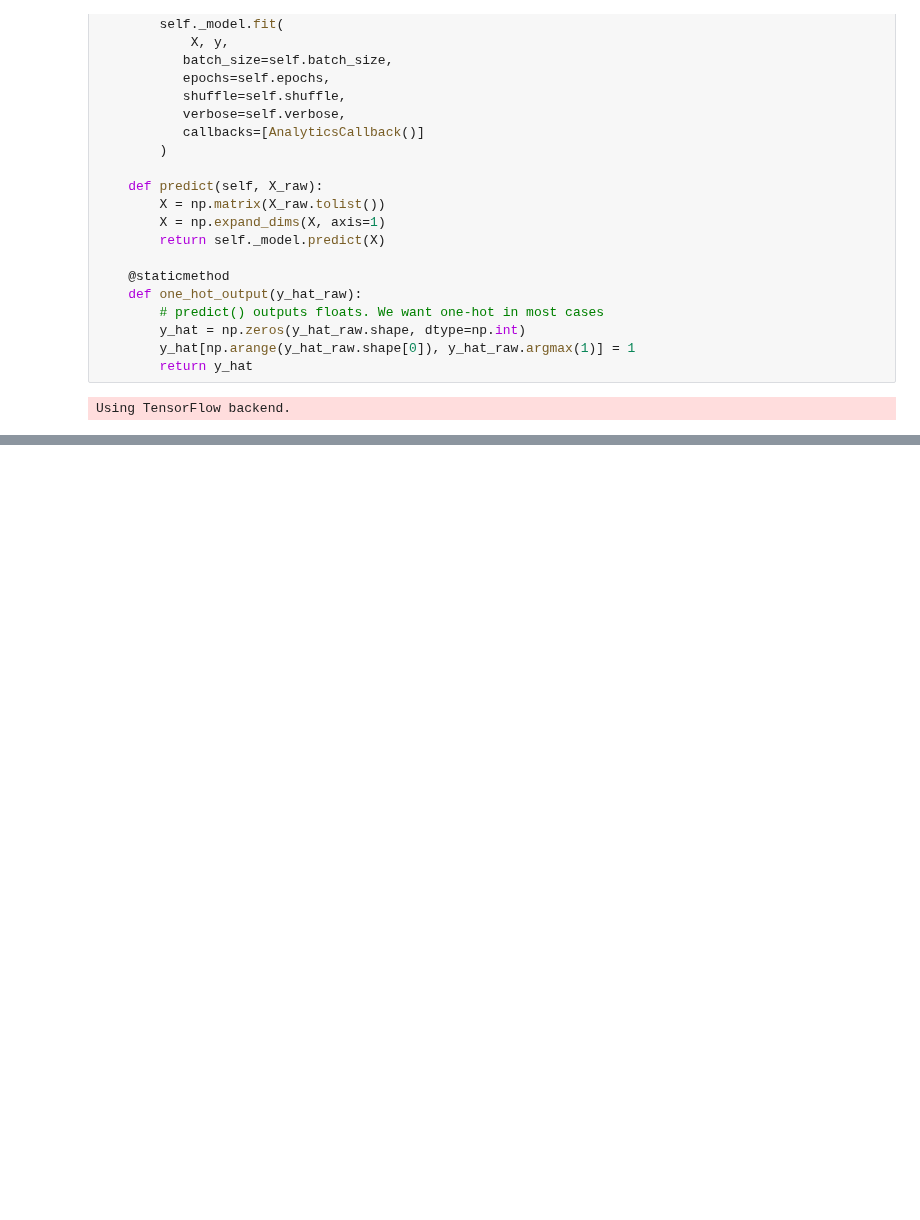
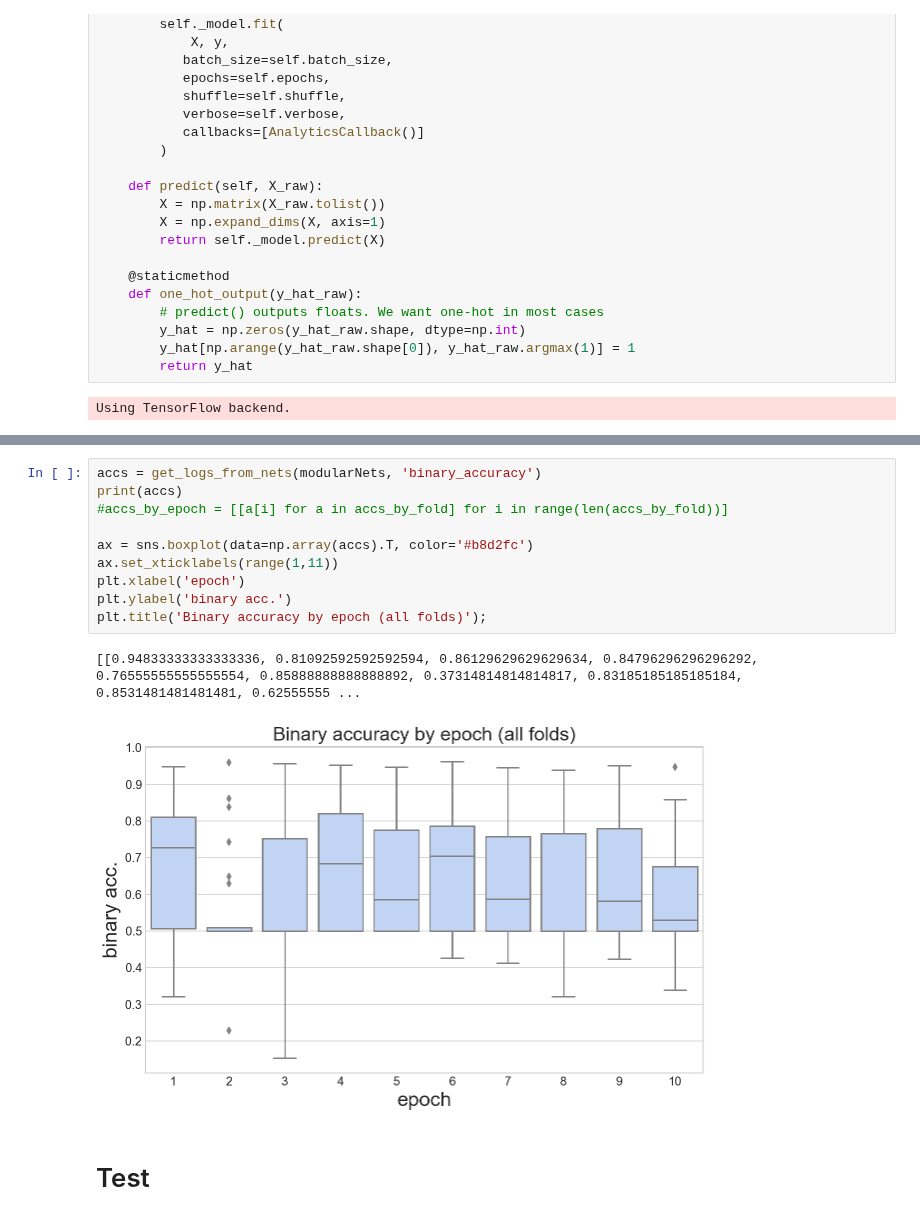
Before and after one commit to SMU-ML-2017/Project7, a Jupyter notebook: Project7.ipynb, the cells around one changed output, grey strips where cells are left out. Drawn from its saved outputs; the diff is of its cells as text; blank space fills up the shorter version.

```diff
--- a/Project7.ipynb
+++ b/Project7.ipynb
@@ -404,0 +746,15 @@ plt.title('Binary accuracy by epoch (all folds)');
+# %%
+accs = get_logs_from_nets(modularNets, 'binary_accuracy')
+print(accs)
+#accs_by_epoch = [[a[i] for a in accs_by_fold] for i in range(len(accs_by_fold))]
+
+ax = sns.boxplot(data=np.array(accs).T, color='#b8d2fc')
+ax.set_xticklabels(range(1,11))
+plt.xlabel('epoch')
+plt.ylabel('binary acc.')
+plt.title('Binary accuracy by epoch (all folds)');
+# %% [output]
+[[0.94833333333333336, 0.81092592592592594, 0.86129629629629634, 0.84796296296296292, 0.76555555555555554, 0.85888888888888892, 0.37314814814814817, 0.83185185185185184, 0.8531481481481481, 0.62555555 ...
+[figure, added]
+# %% [markdown]
+# Test
```
Also changed, not shown: parts of 23 cells of this notebook.
